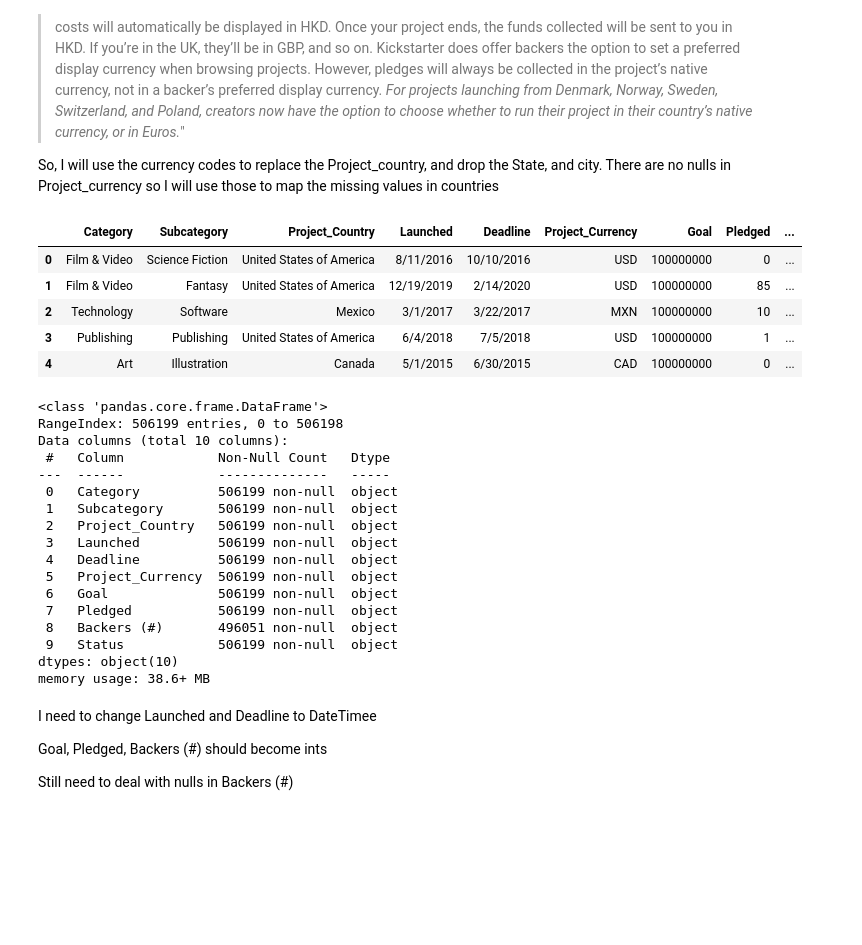
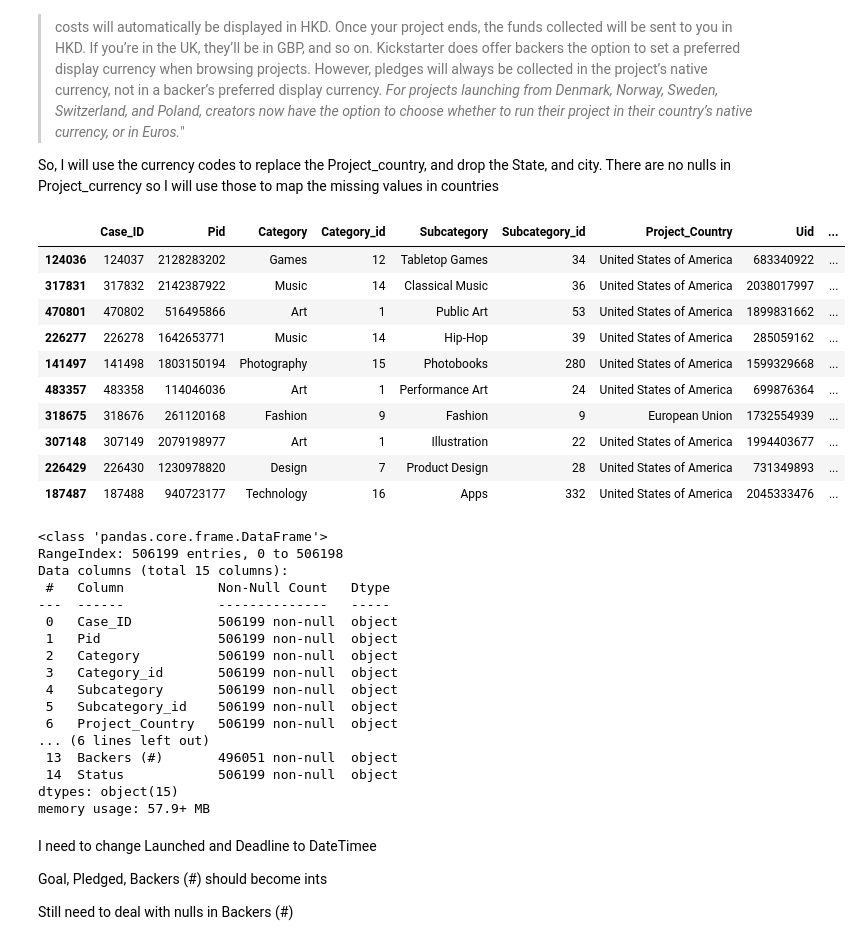
Before and after one commit to SBangarh/Kickstarter_analysis, a Jupyter notebook: eda.ipynb, the cells around one changed output. Cells and saved outputs as stored; diff of their text form; code cells hidden in the pictures; blank space fills up the shorter version.

Commit message:
Reworking notebooks, EDA needs to be redone, missed stuff, but raw, clena data saved now

```diff
--- a/eda.ipynb
+++ b/eda.ipynb
@@ -164,7 +166,7 @@ ks_copy.sample(10)
 # %%
 #I will remove some columns like Name amd URL as the data is masked and some ID columns as the data is redundant
 
-ks_copy = ks_copy.drop(['CASEID','NAME', 'PID', 'CATEGORY_ID', 'SUBCATEGORY_ID', 'UID', 'URL_NAME'], axis=1)
+ks_copy = ks_copy.drop(['NAME','URL_NAME'], axis=1)
 # %%
 #let's format and rename the columns so it doesnt look like we are yelling
 
@@ -322,35 +382,40 @@ ks_copy['Project_Country'] = ks_copy['Project_Currency'].map(currency_codes)
 ks_copy.drop(['Project_State', 'City', 'Goal (USD)', 'Pledged (USD)'], axis=1, inplace=True)
 # %%
 #view data to see format
-df_head(ks_copy)
+ks_copy.sample(10)
 # %% [output]
-|  | Category | Subcategory | Project_Country | Launched | Deadline | Project_Currency | Goal | Pledged | ... |
-| 0 | Film & Video | Science Fiction | United States of America | 8/11/2016 | 10/10/2016 | USD | 100000000 | 0 | ... |
-| 1 | Film & Video | Fantasy | United States of America | 12/19/2019 | 2/14/2020 | USD | 100000000 | 85 | ... |
-| 2 | Technology | Software | Mexico | 3/1/2017 | 3/22/2017 | MXN | 100000000 | 10 | ... |
-| 3 | Publishing | Publishing | United States of America | 6/4/2018 | 7/5/2018 | USD | 100000000 | 1 | ... |
-| 4 | Art | Illustration | Canada | 5/1/2015 | 6/30/2015 | CAD | 100000000 | 0 | ... |
+|  | Case_ID | Pid | Category | Category_id | Subcategory | Subcategory_id | Project_Country | Uid | ... |
+| 124036 | 124037 | 2128283202 | Games | 12 | Tabletop Games | 34 | United States of America | 683340922 | ... |
+| 317831 | 317832 | 2142387922 | Music | 14 | Classical Music | 36 | United States of America | 2038017997 | ... |
+| 470801 | 470802 | 516495866 | Art | 1 | Public Art | 53 | United States of America | 1899831662 | ... |
+| 226277 | 226278 | 1642653771 | Music | 14 | Hip-Hop | 39 | United States of America | 285059162 | ... |
+| 141497 | 141498 | 1803150194 | Photography | 15 | Photobooks | 280 | United States of America | 1599329668 | ... |
+| 483357 | 483358 | 114046036 | Art | 1 | Performance Art | 24 | United States of America | 699876364 | ... |
+| 318675 | 318676 | 261120168 | Fashion | 9 | Fashion | 9 | European Union | 1732554939 | ... |
+| 307148 | 307149 | 2079198977 | Art | 1 | Illustration | 22 | United States of America | 1994403677 | ... |
+| 226429 | 226430 | 1230978820 | Design | 7 | Product Design | 28 | United States of America | 731349893 | ... |
+| 187487 | 187488 | 940723177 | Technology | 16 | Apps | 332 | United States of America | 2045333476 | ... |
 # %%
 #view data types and see what needs to change
 df_info(ks_copy)
 # %% [output]
 <class 'pandas.core.frame.DataFrame'>
 RangeIndex: 506199 entries, 0 to 506198
-Data columns (total 10 columns):
+Data columns (total 15 columns):
  #   Column            Non-Null Count   Dtype
 ---  ------            --------------   -----
- 0   Category          506199 non-null  object
- 1   Subcategory       506199 non-null  object
- 2   Project_Country   506199 non-null  object
- 3   Launched          506199 non-null  object
- 4   Deadline          506199 non-null  object
- 5   Project_Currency  506199 non-null  object
- 6   Goal              506199 non-null  object
- 7   Pledged           506199 non-null  object
- 8   Backers (#)       496051 non-null  object
- 9   Status            506199 non-null  object
-dtypes: object(10)
-memory usage: 38.6+ MB
+ 0   Case_ID           506199 non-null  object
+ 1   Pid               506199 non-null  object
+ 2   Category          506199 non-null  object
+ 3   Category_id       506199 non-null  object
+ 4   Subcategory       506199 non-null  object
+ 5   Subcategory_id    506199 non-null  object
+ 6   Project_Country   506199 non-null  object
+... (6 lines left out)
+ 13  Backers (#)       496051 non-null  object
+ 14  Status            506199 non-null  object
+dtypes: object(15)
+memory usage: 57.9+ MB
 # %% [markdown]
 I need to change Launched and Deadline to DateTimee
 
```
Also changed, not shown: parts of 27 cells of this notebook.
